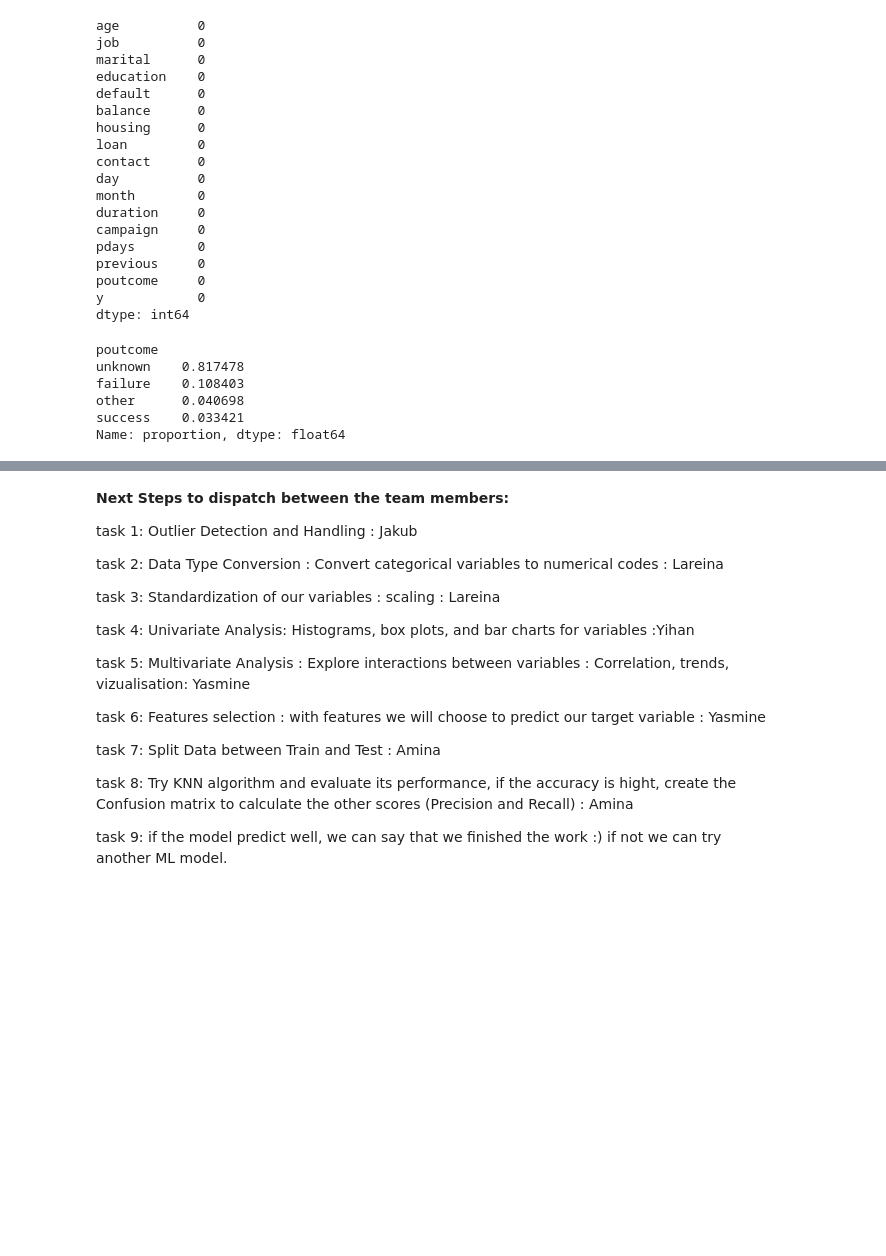
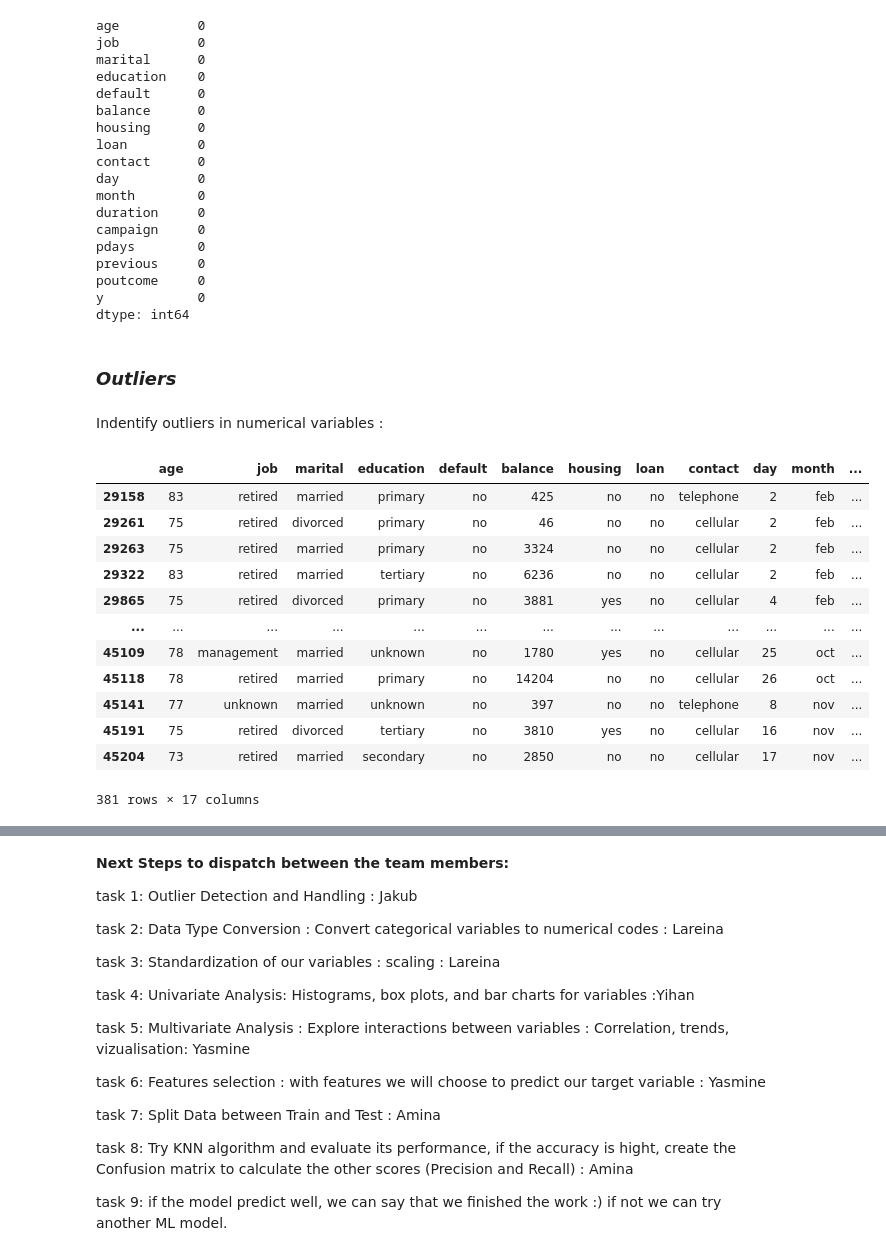
Before and after one commit to yarobinson/Bank-Marketing-Project-Team-15, a Jupyter notebook: experiments/Data-Discovery.ipynb, the cells around one changed output, grey strips where cells are left out. Cells and saved outputs as stored; diff of their text form; code cells hidden in the pictures; blank space fills up the shorter version.

```diff
--- a/experiments/Data-Discovery.ipynb
+++ b/experiments/Data-Discovery.ipynb
@@ -109,12 +114,28 @@ previous     0
 poutcome     0
 y            0
 dtype: int64
-# %%
-df['poutcome'].value_counts(normalize=True)
-# %% [output]
-poutcome
-unknown    0.817478
-failure    0.108403
-other      0.040698
-success    0.033421
-Name: proportion, dtype: float64
+# %% [markdown]
+### *Outliers*
+# %% [markdown]
+Indentify outliers in numerical variables :
+# %%
+# Calculate the Z-scores : Z=(X-mean)/Std : how your data is far from the mean
+z_scores = np.abs(stats.zscore(df['age']))
+
+# Flag outliers in the data (returns True for outliers)
+outliers = (z_scores > 3)
+df[outliers]
+# %% [output]
+|  | age | job | marital | education | default | balance | housing | loan | contact | day | month | ... |
+| 29158 | 83 | retired | married | primary | no | 425 | no | no | telephone | 2 | feb | ... |
+| 29261 | 75 | retired | divorced | primary | no | 46 | no | no | cellular | 2 | feb | ... |
+| 29263 | 75 | retired | married | primary | no | 3324 | no | no | cellular | 2 | feb | ... |
+| 29322 | 83 | retired | married | tertiary | no | 6236 | no | no | cellular | 2 | feb | ... |
+| 29865 | 75 | retired | divorced | primary | no | 3881 | yes | no | cellular | 4 | feb | ... |
+| ... | ... | ... | ... | ... | ... | ... | ... | ... | ... | ... | ... | ... |
+| 45109 | 78 | management | married | unknown | no | 1780 | yes | no | cellular | 25 | oct | ... |
+| 45118 | 78 | retired | married | primary | no | 14204 | no | no | cellular | 26 | oct | ... |
+| 45141 | 77 | unknown | married | unknown | no | 397 | no | no | telephone | 8 | nov | ... |
+| 45191 | 75 | retired | divorced | tertiary | no | 3810 | yes | no | cellular | 16 | nov | ... |
+| 45204 | 73 | retired | married | secondary | no | 2850 | no | no | cellular | 17 | nov | ... |
+381 rows × 17 columns
```
Also changed, not shown: parts of 8 cells of this notebook.
